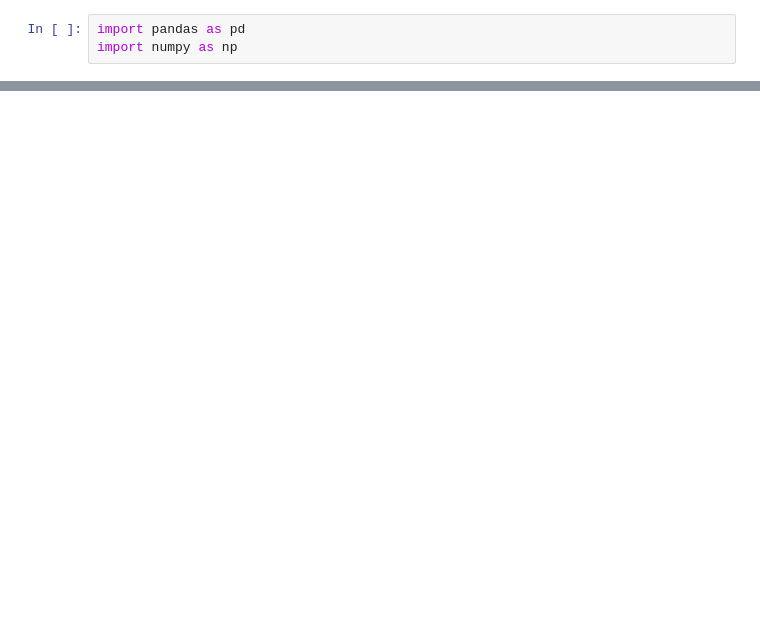
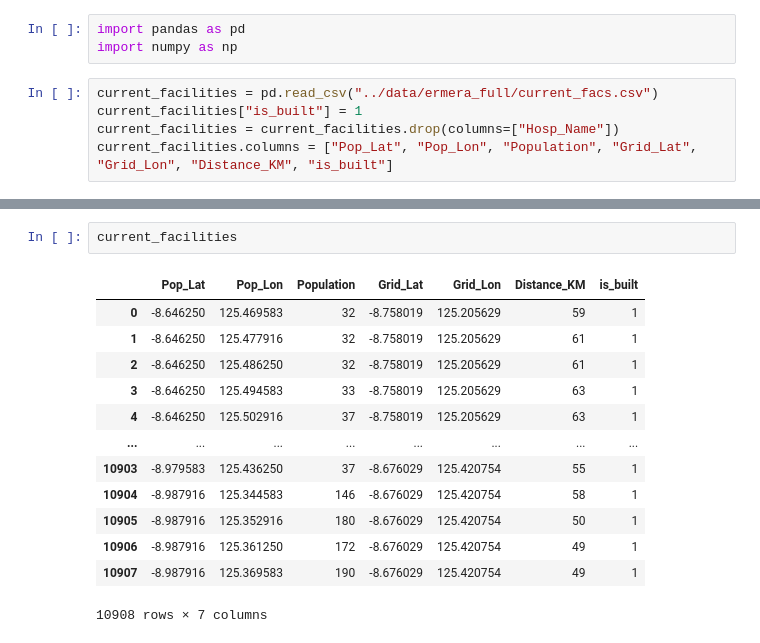
Before and after one commit to Srokusek/ABW-project, a Jupyter notebook: models/full_ermera.ipynb, the cells around one changed output, grey strips where cells are left out. Cells and saved outputs as stored; diff of their text form; blank space fills up the shorter version.

```diff
--- a/models/full_ermera.ipynb
+++ b/models/full_ermera.ipynb
@@ -1,4 +1,9 @@
 # %%
 import pandas as pd
 import numpy as np
+# %%
+current_facilities = pd.read_csv("../data/ermera_full/current_facs.csv")
+current_facilities["is_built"] = 1
+current_facilities = current_facilities.drop(columns=["Hosp_Name"])
+current_facilities.columns = ["Pop_Lat", "Pop_Lon", "Population", "Grid_Lat", "Grid_Lon", "Distance_KM", "is_built"]
 # %%
@@ -88,0 +164,16 @@ Length: 162, dtype: int64
+# %%
+current_facilities
+# %% [output]
+|  | Pop_Lat | Pop_Lon | Population | Grid_Lat | Grid_Lon | Distance_KM | is_built |
+| 0 | -8.646250 | 125.469583 | 32 | -8.758019 | 125.205629 | 59 | 1 |
+| 1 | -8.646250 | 125.477916 | 32 | -8.758019 | 125.205629 | 61 | 1 |
+| 2 | -8.646250 | 125.486250 | 32 | -8.758019 | 125.205629 | 61 | 1 |
+| 3 | -8.646250 | 125.494583 | 33 | -8.758019 | 125.205629 | 63 | 1 |
+| 4 | -8.646250 | 125.502916 | 37 | -8.758019 | 125.205629 | 63 | 1 |
+| ... | ... | ... | ... | ... | ... | ... | ... |
+| 10903 | -8.979583 | 125.436250 | 37 | -8.676029 | 125.420754 | 55 | 1 |
+| 10904 | -8.987916 | 125.344583 | 146 | -8.676029 | 125.420754 | 58 | 1 |
+| 10905 | -8.987916 | 125.352916 | 180 | -8.676029 | 125.420754 | 50 | 1 |
+| 10906 | -8.987916 | 125.361250 | 172 | -8.676029 | 125.420754 | 49 | 1 |
+| 10907 | -8.987916 | 125.369583 | 190 | -8.676029 | 125.420754 | 49 | 1 |
+10908 rows × 7 columns
```
Also changed, not shown: parts of 17 cells of this notebook, 3 other files.
